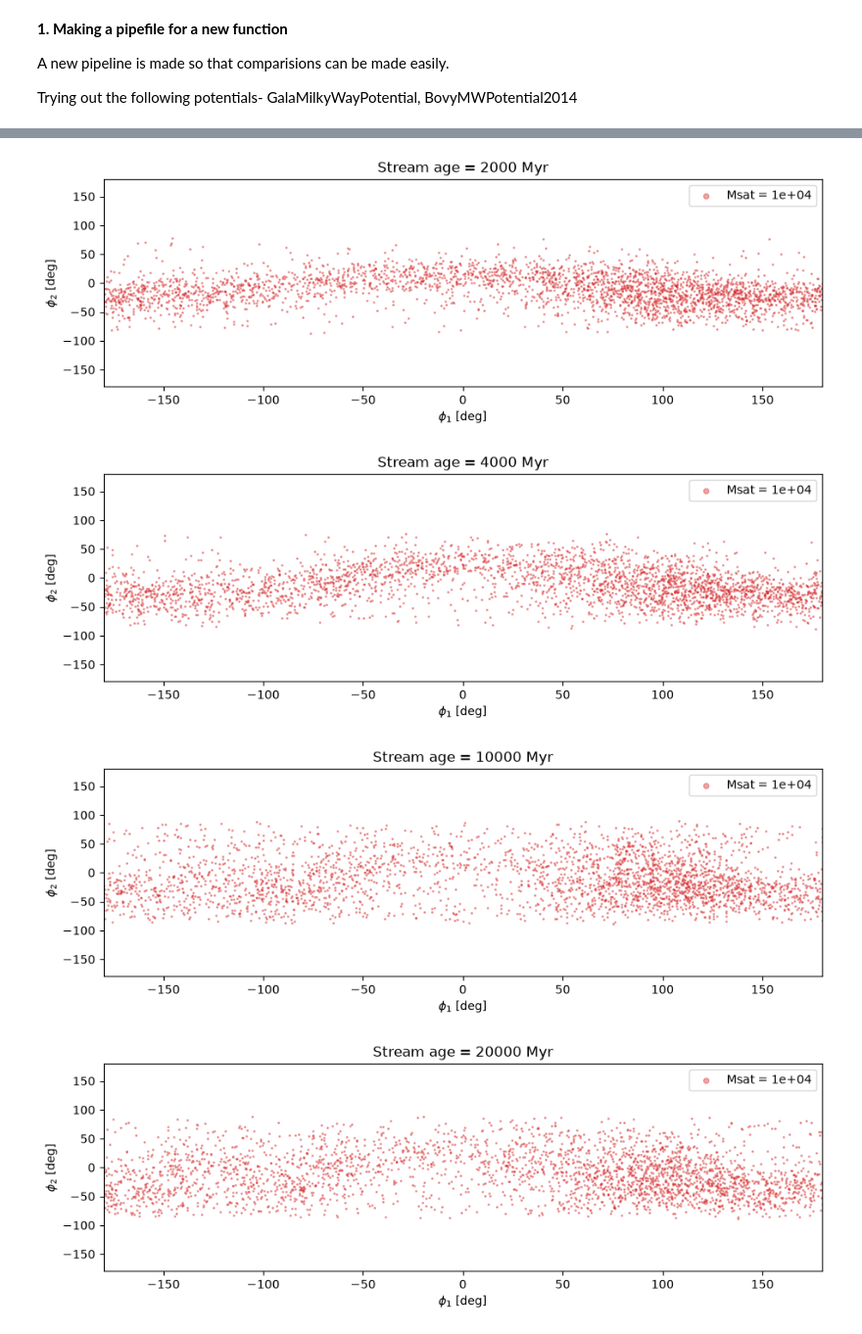
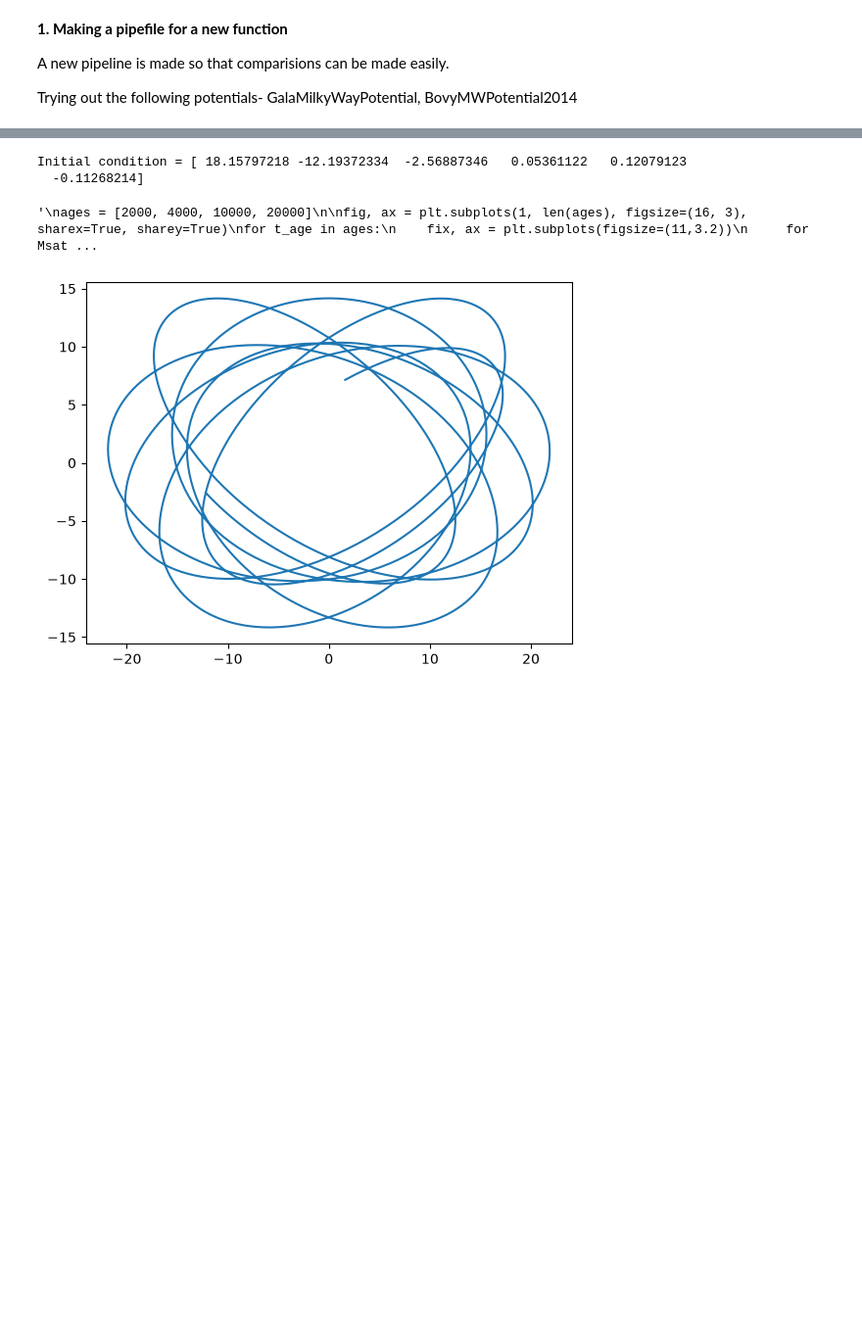
Before and after one commit to MariamKh-code/streamsculptor, a Jupyter notebook: my_notebooks/KICP_gala.ipynb, the cells around one changed output, grey strips where cells are left out. Shown at 98% size. Saved outputs shown, nothing was run; the diff lists cells and outputs as text; code cells hidden in the pictures; blank space fills up the shorter version.

Commit message:
Perturbed_stream notebook added

```diff
--- a/my_notebooks/KICP_gala.ipynb
+++ b/my_notebooks/KICP_gala.ipynb
@@ -100,12 +99,12 @@ pot = potential.GalaMilkyWayPotential(units=usys)
 masses = [1e4, 1e6, 1e8, 1e11]
 colours = ["tab:red", "tab:green", "tab:orange", "tab:blue"]
 
-t_age = 20_000
+t_age = 4000
 t_dissolve = -300
 
 N_tail = 1_500
 
-fig, axes = plt.subplots(1, len(masses), figsize=(16, 3), sharex=True, sharey=True)
+fig, axes = plt.subplots(1, len(masses), figsize=(20, 6), sharex=True, sharey=True)
 for ax, Msat in zip(axes, masses):
     phi1, phi2 = gen_stream(t_age, N_tail=N_tail, t_dissolve=t_dissolve, Msat=Msat)
     ax.scatter(phi1, phi2, s=1.2, alpha=0.4, rasterized=True)
@@ -125,7 +124,7 @@ plt.show()
 masses = [1e4, 1e6, 1e8, 1e11]
 colours = ["tab:red", "tab:green", "tab:orange", "tab:blue"]
 
-t_age = 20_000
+t_age = 4000
 t_dissolve = -300
 
 N_tail = 1_500
@@ -144,20 +143,40 @@ plt.show()
 # %%
+## Define a stream progenitor (observed today)
+#w_today = jnp.array([20.0,0.0,20,.0,.15,.0]) # position units: kpc, velocity units: kpc/Myr
+
+## Stream age
+#t_age = 3_500 # Myr
+
+## Times to backwards integrate through
+ts_back = jnp.linspace(0,-t_age, 1000) #save 1000 points
+init_cond = pot.integrate_orbit(w0=prog_wtoday, ts=ts_back,t0=0.0, t1=-t_age,)
+
+## Initial condition at t1 = -t_age
+IC = init_cond.ys[-1]
+print('Initial condition = ' + str(IC))
+plt.plot(init_cond.ys[:,1], init_cond.ys[:,2]);
+
+
+
+
+"""
 ages = [2000, 4000, 10000, 20000]
 
-#fig, ax = plt.subplots(1, len(ages), figsize=(16, 3), sharex=True, sharey=True)
+fig, ax = plt.subplots(1, len(ages), figsize=(16, 3), sharex=True, sharey=True)
 for t_age in ages:
     fix, ax = plt.subplots(figsize=(11,3.2))
-    for Msat, c in zip(masses, colours):
+     for Msat, c in zip(masses, colours):
         phi1, phi2 = gen_stream(t_age= t_age, N_tail=N_tail, t_dissolve=t_dissolve, Msat=1e11)
         ax.scatter(phi1,phi2, s=1.2, color=c, alpha=0.4, label=f"Msat = {Msat:.0e}", rasterized=True)
         ax.set_title(f"Stream age = {t_age:.0f} Myr")
         #ax.set_xlim(-100, 20); ax.set_ylim(-10, 10)
         ax.set_xlim(-180,180); ax.set_ylim(-180,180)
         ax.set_xlabel(r"$\phi_1$ [deg]"); ax.set_ylabel(r"$\phi_2$ [deg]")
         ax.legend(markerscale=4)
         plt.show()
+"""
 # %% [output]
+Initial condition = [ 18.15797218 -12.19372334  -2.56887346   0.05361122   0.12079123
+  -0.11268214]
+'\nages = [2000, 4000, 10000, 20000]\n\nfig, ax = plt.subplots(1, len(ages), figsize=(16, 3), sharex=True, sharey=True)\nfor t_age in ages:\n    fix, ax = plt.subplots(figsize=(11,3.2))\n     for Msat ...
-[figure, old version]
+[figure, new version]
-[figure, removed]
-[figure, removed]
-[figure, removed]
```
Also changed, not shown: parts of 6 cells of this notebook, 1 other file.
